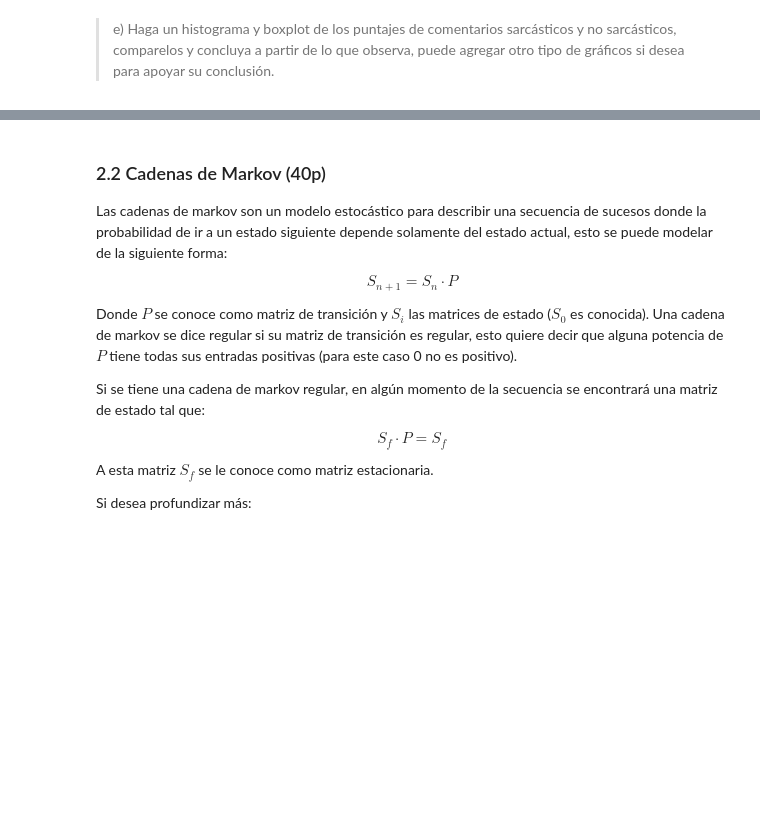
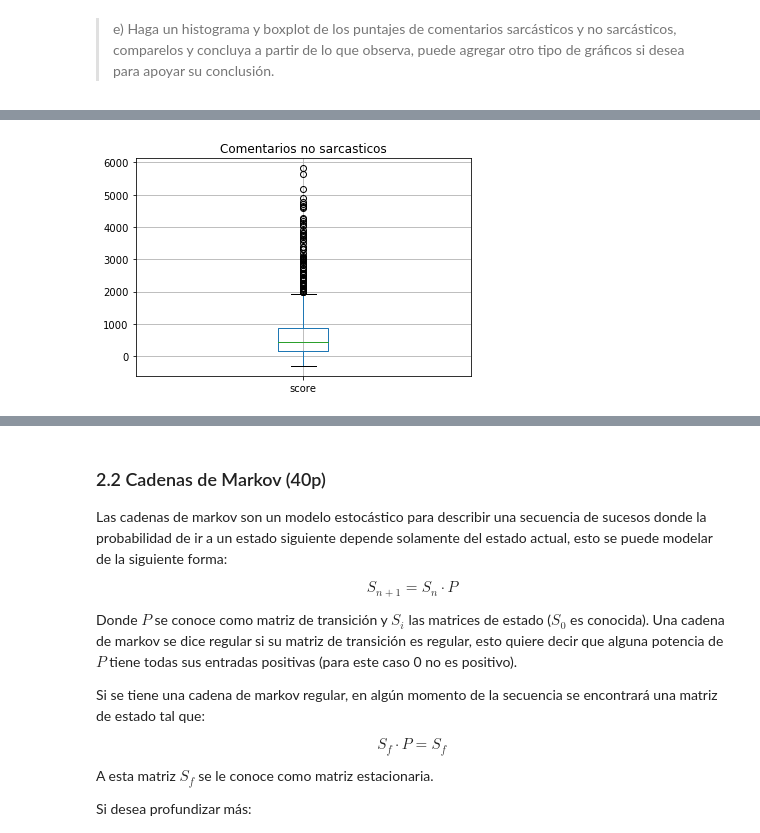
Before and after one commit to DankerMarthox/ESTACA, a Jupyter notebook: Laboratorio1/Laboratorio 1.ipynb, the cells around one changed output, grey strips where cells are left out. Saved outputs shown, nothing was run; the diff lists cells and outputs as text; code cells hidden in the pictures; blank space fills up the shorter version.

```diff
--- a/Laboratorio1/Laboratorio 1.ipynb
+++ b/Laboratorio1/Laboratorio 1.ipynb
@@ -142 +143,7 @@ plt.show()
+# %%
+pd.DataFrame(histoNot["score"]).boxplot()
+plt.title("Comentarios no sarcasticos")
+plt.show()
+# %% [output]
+[figure, added]
 # %%
```
Also changed, not shown: parts of 3 cells of this notebook.
